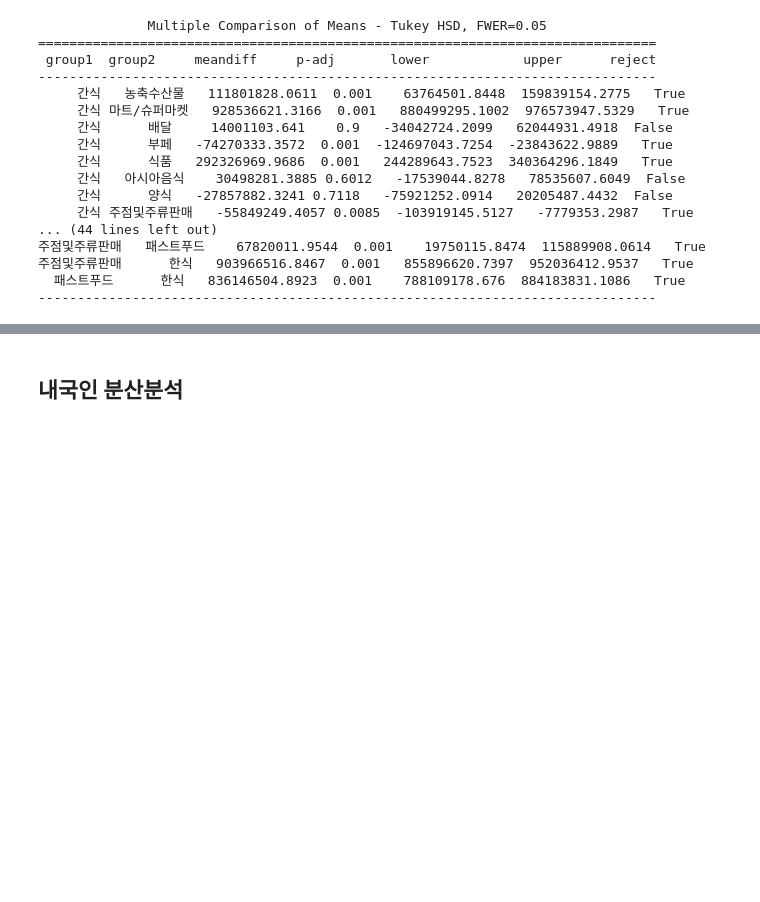
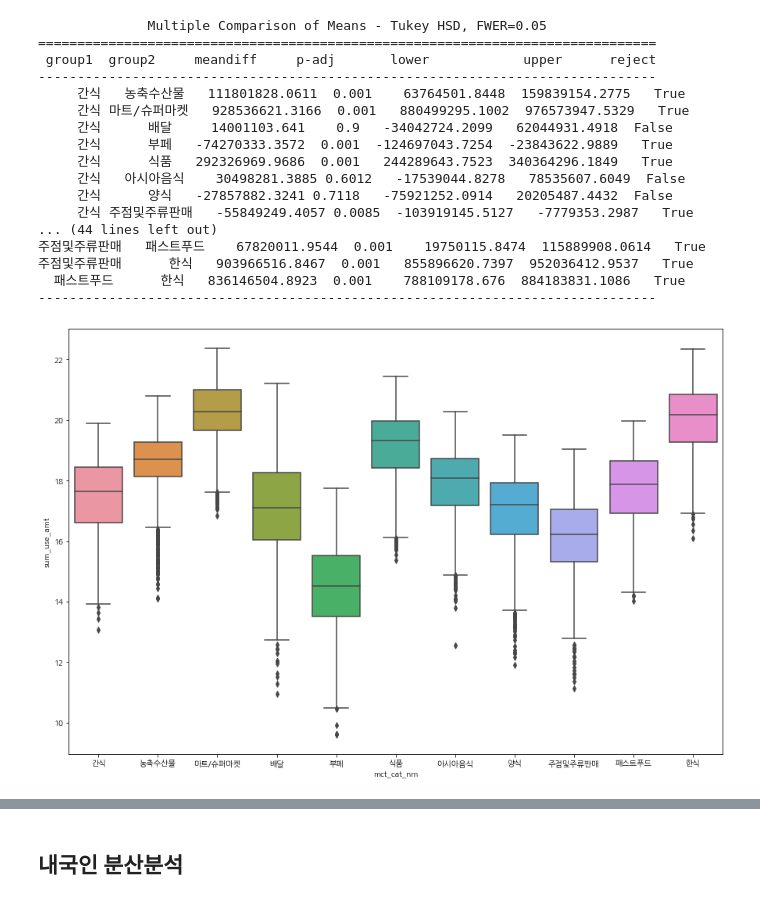
Before and after one commit to JISU1012/BigContest_2021, a Jupyter notebook: 분산분석(카드 소비, 내국인).ipynb, the cells around one changed output, grey strips where cells are left out. Cells and saved outputs as stored; diff of their text form; code cells hidden in the pictures; blank space fills up the shorter version.

```diff
--- a/분산분석(카드 소비, 내국인).ipynb
+++ b/분산분석(카드 소비, 내국인).ipynb
@@ -102,3 +186,26 @@ print(posthoc)
 주점및주류판매      한식   903966516.8467  0.001   855896620.7397  952036412.9537   True
   패스트푸드      한식   836146504.8923  0.001    788109178.676  884183831.1086   True
 -------------------------------------------------------------------------------
+# %%
+x = card_df['mct_cat_nm']
+y = card_df['sum_use_amt']
+
+# y축 로그변환
+y = np.log(card_df['sum_use_amt'])
+
+sns.boxplot(x, y, data=card_df)
+
+#plt.ylim(0, 2)
+plt.show()
+
+
+# 그룹화
+# 마트/슈퍼마켓, 한식
+# 식품
+# 간식, 패스트푸드
+# 농축수산물, 아시아음식
+# 배달, 양식
+# 주점및주류판매
+# 부페
+# %% [output]
+[figure, added]
```
Also changed, not shown: parts of 39 cells of this notebook.
